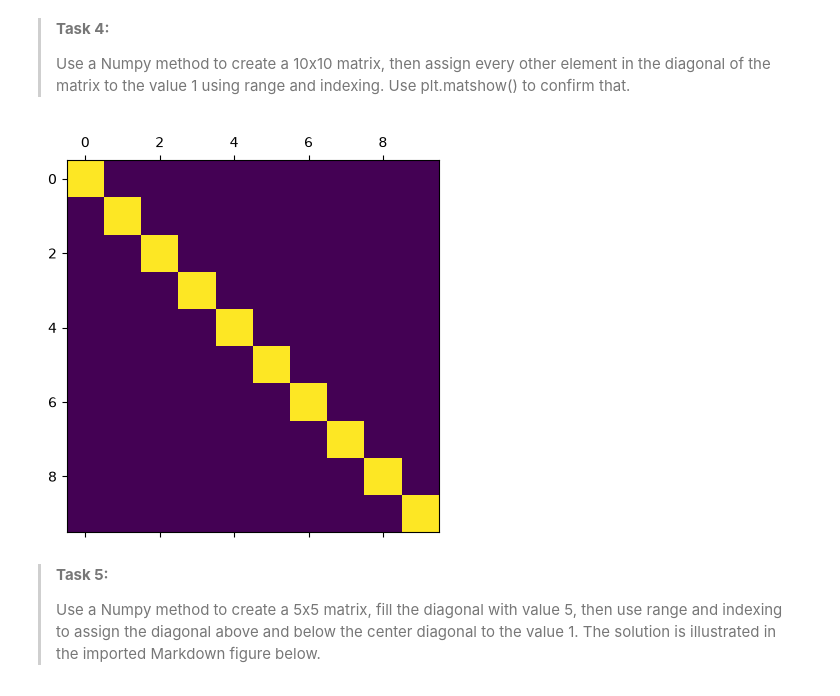
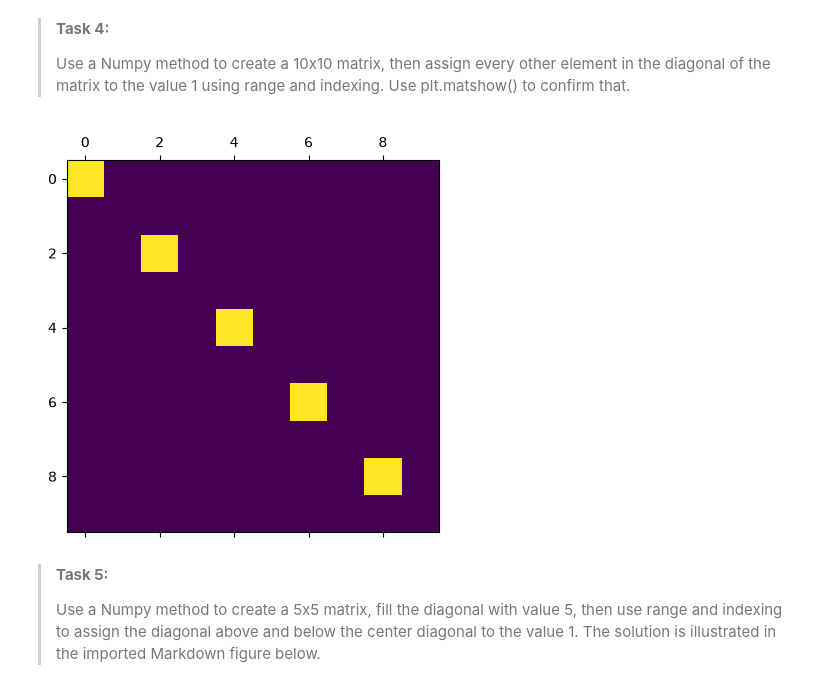
Before and after one commit to panoir/PA1.2, a Jupyter notebook: 6_filling_matrix.ipynb, the cells around one changed output. Drawn from its saved outputs; the diff is of its cells as text; code cells hidden in the pictures.

```diff
--- a/6_filling_matrix.ipynb
+++ b/6_filling_matrix.ipynb
@@ -48,12 +48,12 @@ np.fill_diagonal(A73, 3)
 > Use a Numpy method to create a 10x10 matrix, then assign every other element in the diagonal of the matrix to the value 1 using range and indexing. Use plt.matshow() to confirm that.
 # %%
 A74 = np.zeros((10, 10))
-A74[[i for i in range(10)], [i for i in range(10)]] = 1
+A74[[i for i in range(0, 10, 2)], [i for i in range(0, 10, 2)]] = 1
 
 plt.matshow(A74)
 plt.show()
 # %% [output]
-[figure, old version]
+[figure, new version]
 # %% [markdown]
 > **Task 5:**
 >
```
